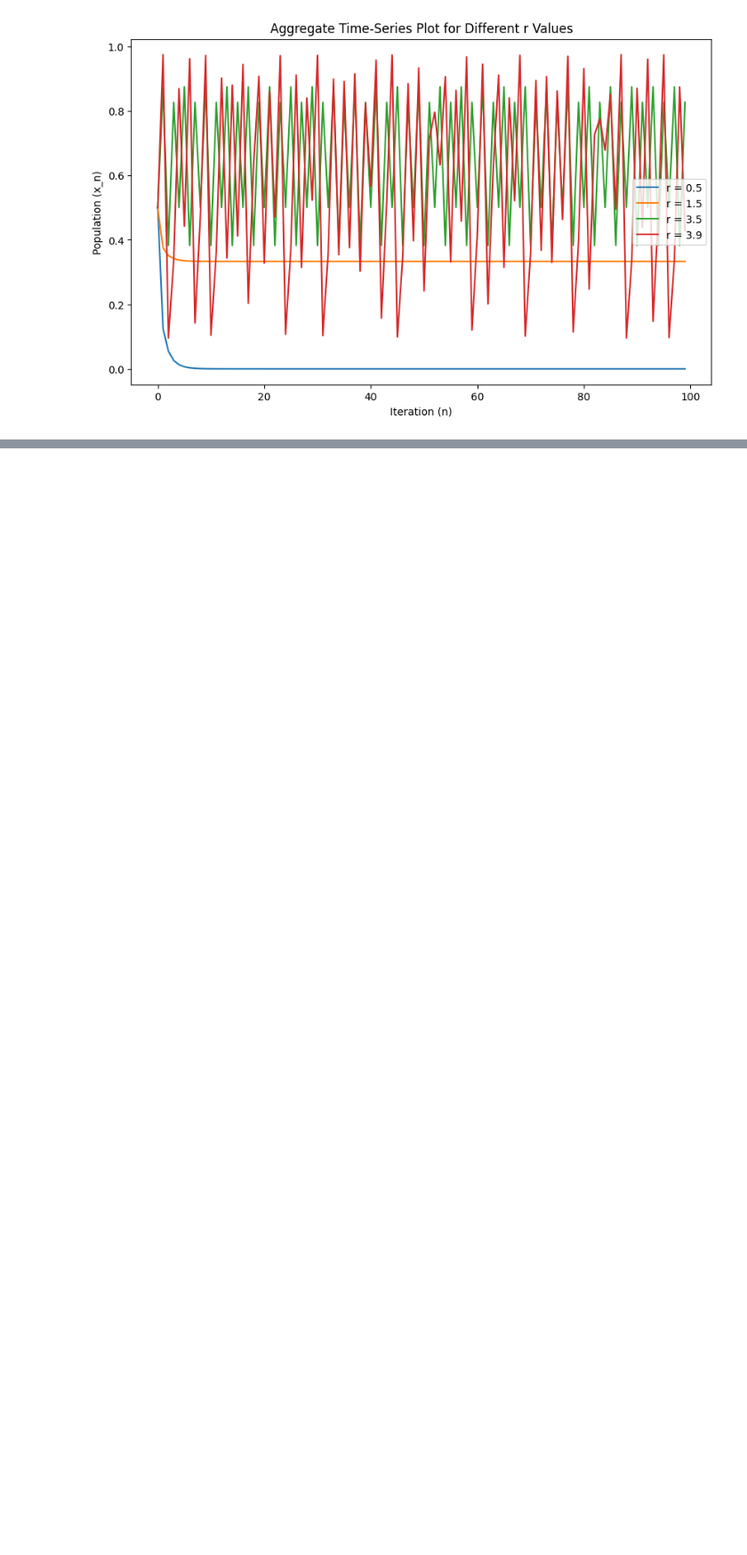
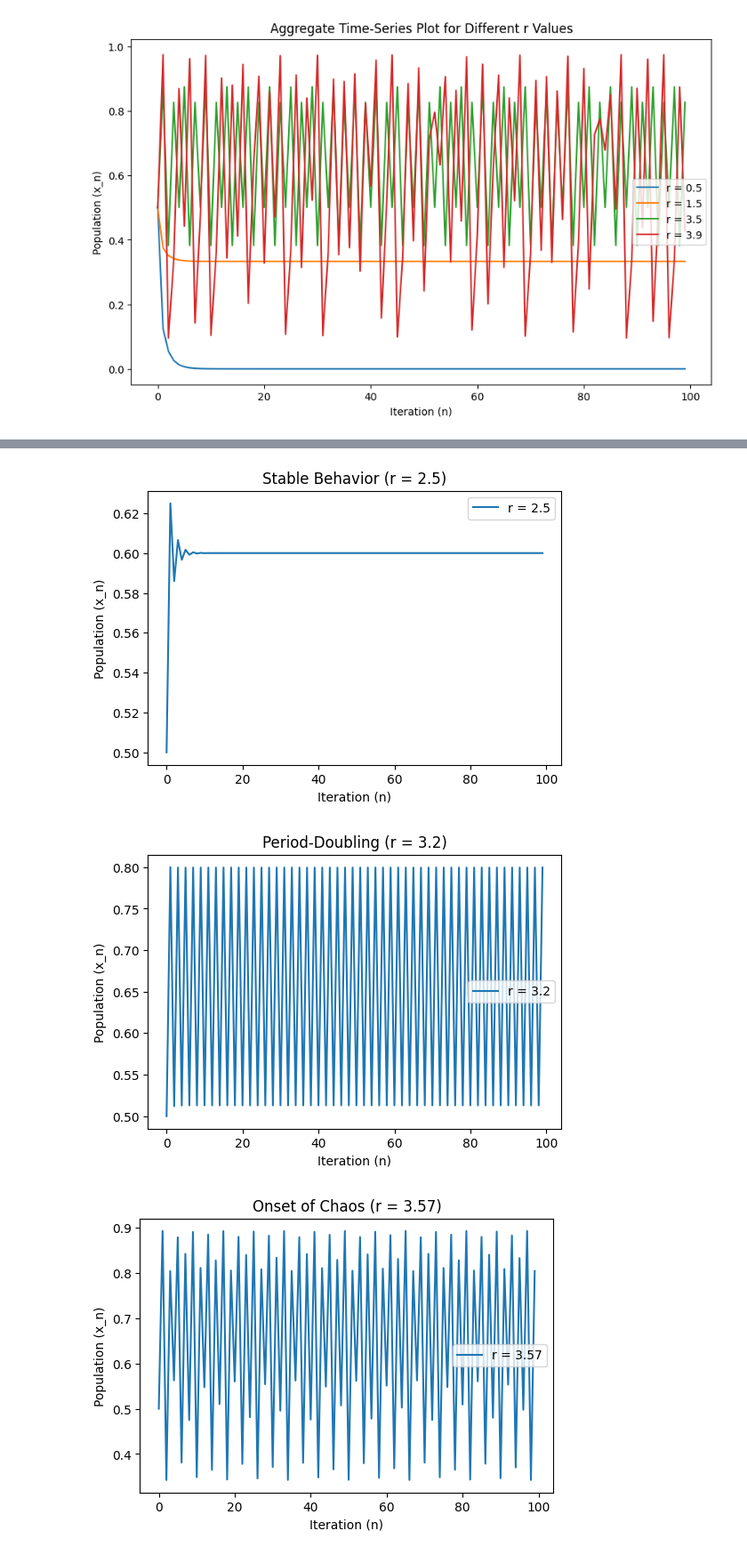
Before and after one commit to Dd1235/Experiment-2-Chaos, a Jupyter notebook: main.ipynb, the cells around one changed output, grey strips where cells are left out. Shown at 89% size. Cells and saved outputs as stored; diff of their text form; code cells hidden in the pictures; blank space fills up the shorter version.

```diff
--- a/main.ipynb
+++ b/main.ipynb
@@ -114,0 +127,63 @@ plt.show()
+# %%
+# Parameters
+n_iterations = 100  # Number of iterations
+x0 = 0.5  # Initial condition
+
+# Case 1: Stability (r = 2.5)
+r_stable = 2.5
+x_stable = logistic_map(r_stable, x0, n_iterations)
+plt.figure(figsize=(6, 4))
+plt.plot(range(n_iterations), x_stable, label=f'r = {r_stable}')
+plt.xlabel("Iteration (n)")
+plt.ylabel("Population (x_n)")
+plt.title("Stable Behavior (r = 2.5)")
+plt.legend()
+plt.show()
+
+# Case 2: Period-Doubling (r = 3.2)
+r_period_2 = 3.2
+x_period_2 = logistic_map(r_period_2, x0, n_iterations)
+plt.figure(figsize=(6, 4))
+plt.plot(range(n_iterations), x_period_2, label=f'r = {r_period_2}')
+plt.xlabel("Iteration (n)")
+plt.ylabel("Population (x_n)")
+plt.title("Period-Doubling (r = 3.2)")
+plt.legend()
+plt.show()
+
+# Case 3: Onset of Chaos (r = 3.57)
+r_chaos_start = 3.57
+x_chaos_start = logistic_map(r_chaos_start, x0, n_iterations)
+plt.figure(figsize=(6, 4))
+plt.plot(range(n_iterations), x_chaos_start, label=f'r = {r_chaos_start}')
+plt.xlabel("Iteration (n)")
+plt.ylabel("Population (x_n)")
+plt.title("Onset of Chaos (r = 3.57)")
+plt.legend()
+plt.show()
+
+# Case 4: Full Chaos (r = 3.9)
+r_full_chaos = 3.9
+x_full_chaos = logistic_map(r_full_chaos, x0, n_iterations)
+plt.figure(figsize=(6, 4))
+plt.plot(range(n_iterations), x_full_chaos, label=f'r = {r_full_chaos}')
+plt.xlabel("Iteration (n)")
+plt.ylabel("Population (x_n)")
+plt.title("Full Chaos (r = 3.9)")
+plt.legend()
+plt.show()
+
+# Case 5: Island of Stability within Chaos (r = 3.83)
+r_stable_in_chaos = 3.83
+x_stable_in_chaos = logistic_map(r_stable_in_chaos, x0, n_iterations)
+plt.figure(figsize=(6, 4))
+plt.plot(range(n_iterations), x_stable_in_chaos, label=f'r = {r_stable_in_chaos}')
+plt.xlabel("Iteration (n)")
+plt.ylabel("Population (x_n)")
+plt.title("Island of Stability in Chaos (r = 3.83)")
+plt.legend()
+plt.show()
+# %% [output]
+[figure, added]
+[figure, added]
+[figure, added]
```
Also changed, not shown: parts of 5 cells of this notebook.
